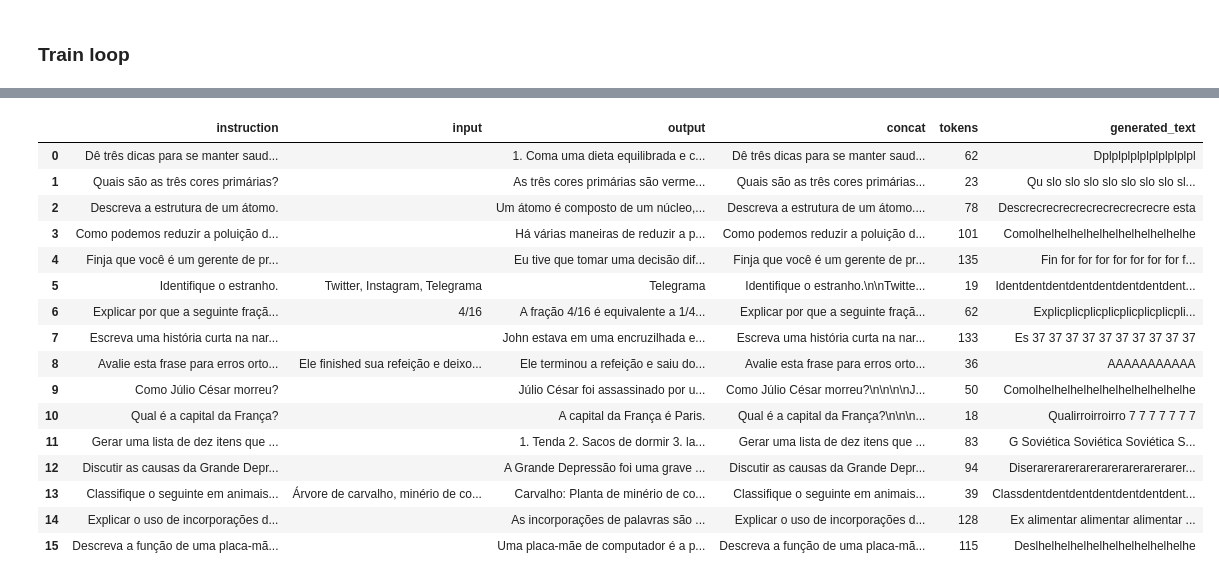
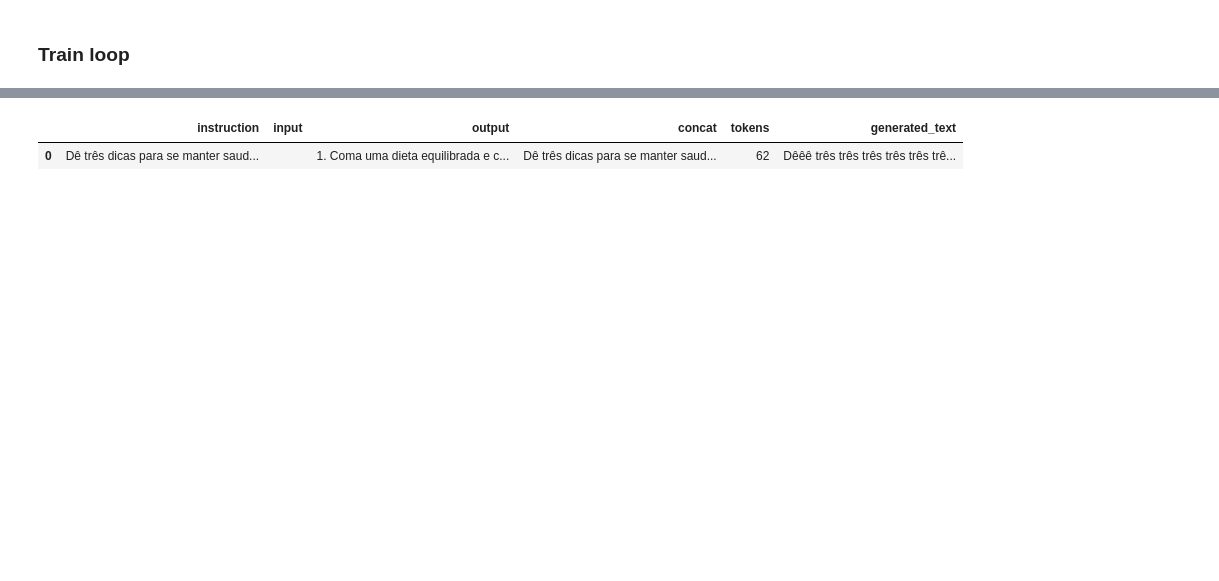
Before and after one commit to sagui-nlp/nanoGPT-moe, a Jupyter notebook: train.ipynb, the cells around one changed output, grey strips where cells are left out. Cells and saved outputs as stored; diff of their text form; code cells hidden in the pictures; blank space fills up the shorter version.

Commit message:
experiments with balance_loss

```diff
--- a/train.ipynb
+++ b/train.ipynb
@@ -45,9 +45,9 @@ config = GPTConfig(
     vocab_size=tokenizer.vocab_size,
     n_layer=4,
     n_head=4,
-    n_embd=128,
-    n_experts=8,
-    capacity_factor=1.25,
+    n_embd=256,
+    n_experts=2,
+    capacity_factor=1,
     k=2,
     experts_weight=0.01,
     router_weight=0.001,
@@ -102,6 +106,11 @@ model = model.to(device)
 input_ids = input_ids[:32, :].to(device)  # limit to 16 for testing
 attention_mask = attention_mask[:32, :, :].to(device)
 targets = targets[:32, :].to(device)
+
+# get only one sample for each
+input_ids = input_ids[0:1, :]
+attention_mask = attention_mask[0:1, :, :]
+targets = targets[0:1, :]
 # %%
 from tqdm.notebook import tqdm
 
@@ -120,12 +129,13 @@ if loss is not None:
 
 optimizer = model.configure_optimizers(
     weight_decay=0.0,
-    learning_rate=3e-3,
+    learning_rate=3e-4,
     betas=(0.9, 0.95),
     device_type="cuda",
 )
 
-pbar = tqdm(range(1000), desc="Training Epochs")
+pbar = tqdm(range(500), desc="Training Epochs")
+
 for epoch in pbar:
     model.train()
     optimizer.zero_grad()
@@ -142,4 +152,6 @@ for epoch in pbar:
 
     pred_tokens = logits.argmax(dim=-1)
     tokens = pred_tokens[0].tolist()
+
+# Router loss: 0.0004672443028539419, Balance loss: 0.019999997690320015
 # %% [output]
@@ -151,13 +183,13 @@ KeyboardInterrupt:
 with torch.no_grad():
     generated_ids = model.generate(
         input_ids[:, :1].clone(),
-        max_new_tokens=10,
+        max_new_tokens=100,
         temperature=0.1,
         top_k=1,
-        greedy=False,
+        greedy=True,
     )
 generated_text = tokenizer.decode(generated_ids[0].tolist())
-_df = df.head(32)
+_df = df.head(1)
 _df["generated_text"] = [
     tokenizer.decode(generated_ids[i].tolist()) for i in range(len(generated_ids))
 ]
@@ -172,20 +220,5 @@ See the caveats in the documentation: https://pandas.pydata.org/pandas-docs/stab
 # %%
-_df.head(16)
+_df.head(16).style
 # %% [output]
 |  | instruction | input | output | concat | tokens | generated_text |
-| 0 | Dê três dicas para se manter saud... |  | 1. Coma uma dieta equilibrada e c... | Dê três dicas para se manter saud... | 62 | Dplplplplplplplplplpl |
-| 1 | Quais são as três cores primárias? |  | As três cores primárias são verme... | Quais são as três cores primárias... | 23 | Qu slo slo slo slo slo slo slo sl... |
-| 2 | Descreva a estrutura de um átomo. |  | Um átomo é composto de um núcleo,... | Descreva a estrutura de um átomo.... | 78 | Descrecrecrecrecrecrecrecrecre esta |
-| 3 | Como podemos reduzir a poluição d... |  | Há várias maneiras de reduzir a p... | Como podemos reduzir a poluição d... | 101 | Comolhelhelhelhelhelhelhelhelhelhe |
-| 4 | Finja que você é um gerente de pr... |  | Eu tive que tomar uma decisão dif... | Finja que você é um gerente de pr... | 135 | Fin for for for for for for for f... |
-| 5 | Identifique o estranho. | Twitter, Instagram, Telegrama | Telegrama | Identifique o estranho.\n\nTwitte... | 19 | Identdentdentdentdentdentdentdent... |
-| 6 | Explicar por que a seguinte fraçã... | 4/16 | A fração 4/16 é equivalente a 1/4... | Explicar por que a seguinte fraçã... | 62 | Explicplicplicplicplicplicplicpli... |
-| 7 | Escreva uma história curta na nar... |  | John estava em uma encruzilhada e... | Escreva uma história curta na nar... | 133 | Es 37 37 37 37 37 37 37 37 37 37 |
-| 8 | Avalie esta frase para erros orto... | Ele finished sua refeição e deixo... | Ele terminou a refeição e saiu do... | Avalie esta frase para erros orto... | 36 | AAAAAAAAAAA |
-| 9 | Como Júlio César morreu? |  | Júlio César foi assassinado por u... | Como Júlio César morreu?\n\n\n\nJ... | 50 | Comolhelhelhelhelhelhelhelhelhelhe |
-| 10 | Qual é a capital da França? |  | A capital da França é Paris. | Qual é a capital da França?\n\n\n... | 18 | Qualirroirroirro 7 7 7 7 7 7 7 |
-| 11 | Gerar uma lista de dez itens que ... |  | 1. Tenda 2. Sacos de dormir 3. la... | Gerar uma lista de dez itens que ... | 83 | G Soviética Soviética Soviética S... |
-| 12 | Discutir as causas da Grande Depr... |  | A Grande Depressão foi uma grave ... | Discutir as causas da Grande Depr... | 94 | Diserarerarerarerarerarerarerarer... |
-| 13 | Classifique o seguinte em animais... | Árvore de carvalho, minério de co... | Carvalho: Planta de minério de co... | Classifique o seguinte em animais... | 39 | Classdentdentdentdentdentdentdent... |
-| 14 | Explicar o uso de incorporações d... |  | As incorporações de palavras são ... | Explicar o uso de incorporações d... | 128 | Ex alimentar alimentar alimentar ... |
-| 15 | Descreva a função de uma placa-mã... |  | Uma placa-mãe de computador é a p... | Descreva a função de uma placa-mã... | 115 | Deslhelhelhelhelhelhelhelhelhelhe |
+| 0 | Dê três dicas para se manter saud... |  | 1. Coma uma dieta equilibrada e c... | Dê três dicas para se manter saud... | 62 | Dêêê três três três três três trê... |
```
Also changed, not shown: parts of 4 cells of this notebook, 3 other files.
